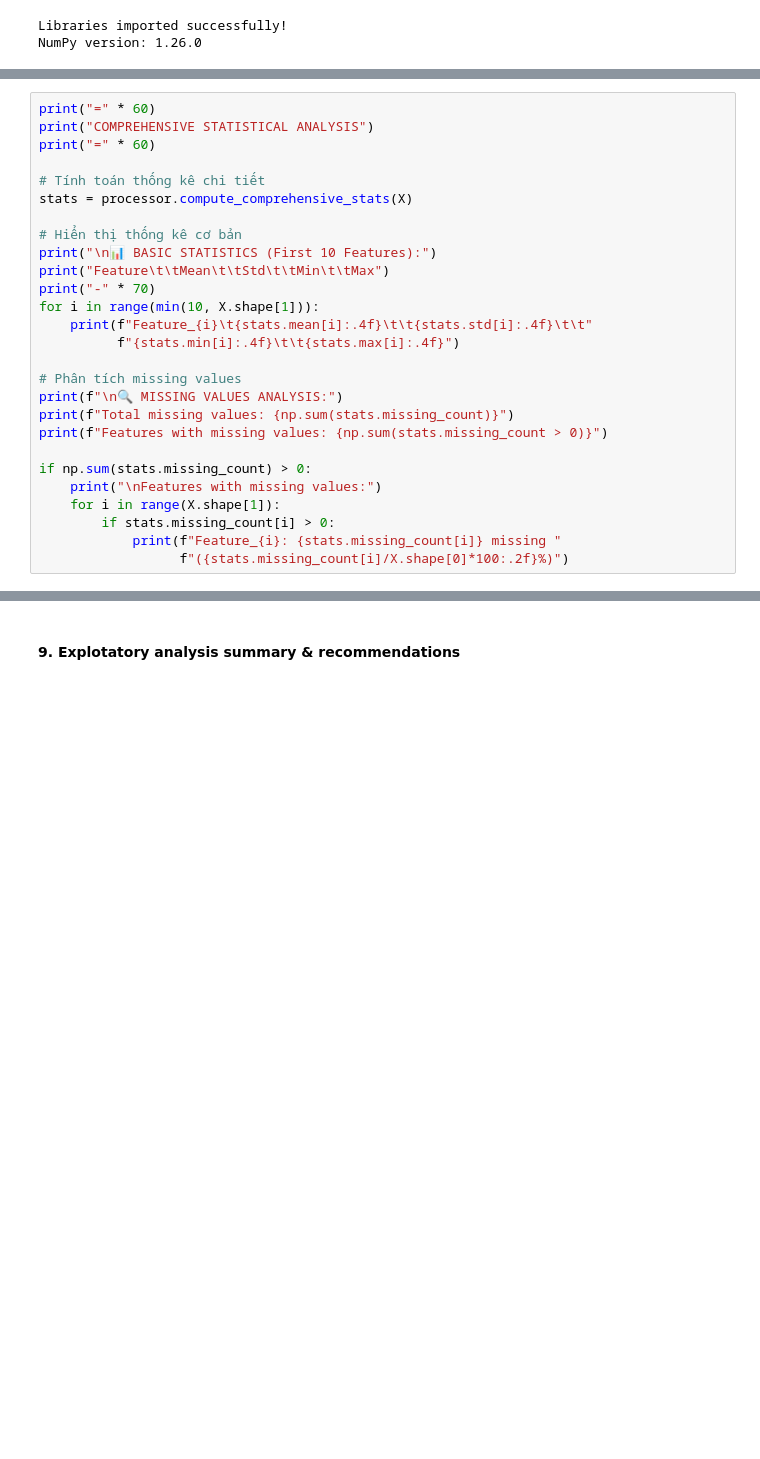
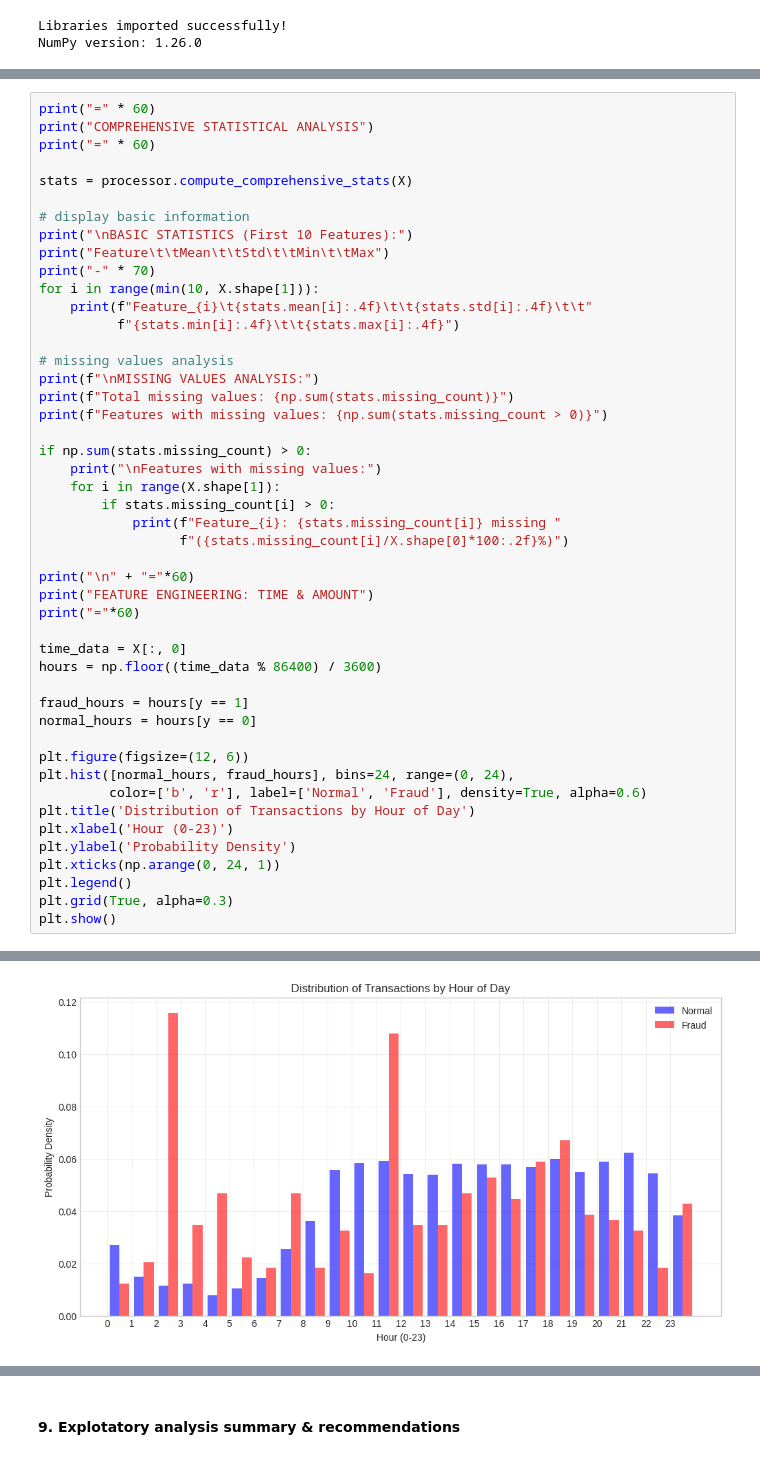
Before and after one commit to b28dbca4/Numpy-for-Data-Science, a Jupyter notebook: notebooks/01_data_exploration.ipynb, the cells around one changed output, grey strips where cells are left out. Cells and saved outputs as stored; diff of their text form; blank space fills up the shorter version.

```diff
--- a/notebooks/01_data_exploration.ipynb
+++ b/notebooks/01_data_exploration.ipynb
@@ -123,19 +166,18 @@ print("=" * 60)
 print("COMPREHENSIVE STATISTICAL ANALYSIS")
 print("=" * 60)
 
-# Tính toán thống kê chi tiết
 stats = processor.compute_comprehensive_stats(X)
 
-# Hiển thị thống kê cơ bản
-print("\n📊 BASIC STATISTICS (First 10 Features):")
+# display basic information
+print("\nBASIC STATISTICS (First 10 Features):")
 print("Feature\t\tMean\t\tStd\t\tMin\t\tMax")
 print("-" * 70)
 for i in range(min(10, X.shape[1])):
     print(f"Feature_{i}\t{stats.mean[i]:.4f}\t\t{stats.std[i]:.4f}\t\t"
           f"{stats.min[i]:.4f}\t\t{stats.max[i]:.4f}")
 
-# Phân tích missing values
-print(f"\n🔍 MISSING VALUES ANALYSIS:")
+# missing values analysis
+print(f"\nMISSING VALUES ANALYSIS:")
 print(f"Total missing values: {np.sum(stats.missing_count)}")
 print(f"Features with missing values: {np.sum(stats.missing_count > 0)}")
 
@@ -145,6 +187,27 @@ if np.sum(stats.missing_count) > 0:
         if stats.missing_count[i] > 0:
             print(f"Feature_{i}: {stats.missing_count[i]} missing "
                   f"({stats.missing_count[i]/X.shape[0]*100:.2f}%)")
+
+print("\n" + "="*60)
+print("FEATURE ENGINEERING: TIME & AMOUNT")
+print("="*60)
+
+time_data = X[:, 0]
+hours = np.floor((time_data % 86400) / 3600)
+
+fraud_hours = hours[y == 1]
+normal_hours = hours[y == 0]
+
+plt.figure(figsize=(12, 6))
+plt.hist([normal_hours, fraud_hours], bins=24, range=(0, 24),
+         color=['b', 'r'], label=['Normal', 'Fraud'], density=True, alpha=0.6)
+plt.title('Distribution of Transactions by Hour of Day')
+plt.xlabel('Hour (0-23)')
+plt.ylabel('Probability Density')
+plt.xticks(np.arange(0, 24, 1))
+plt.legend()
+plt.grid(True, alpha=0.3)
+plt.show()
 # %% [output]
 ============================================================
 COMPREHENSIVE STATISTICAL ANALYSIS
@@ -165,0 +229 @@ Features with missing values: 0
+[figure, added]
```
Also changed, not shown: parts of 24 cells of this notebook, 6 other files.
